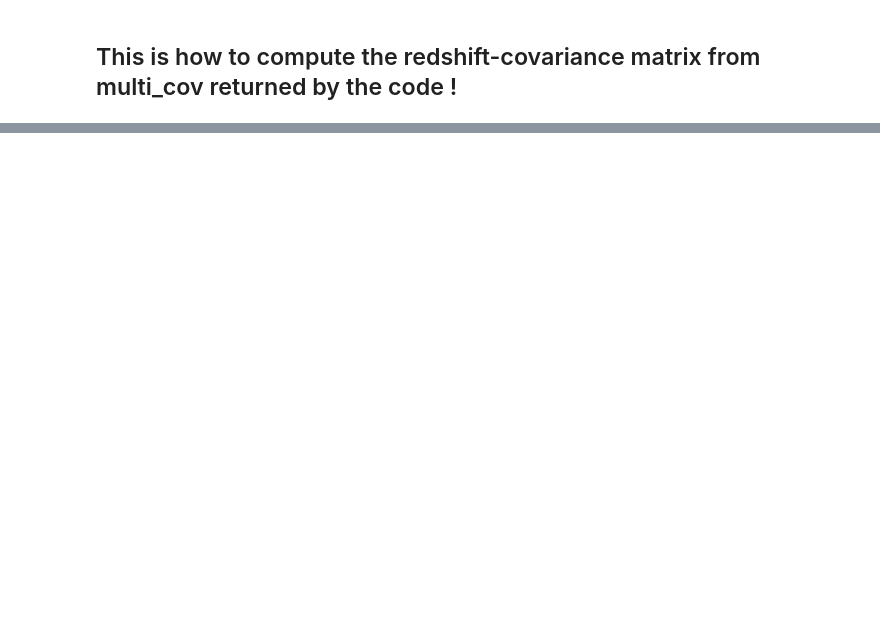
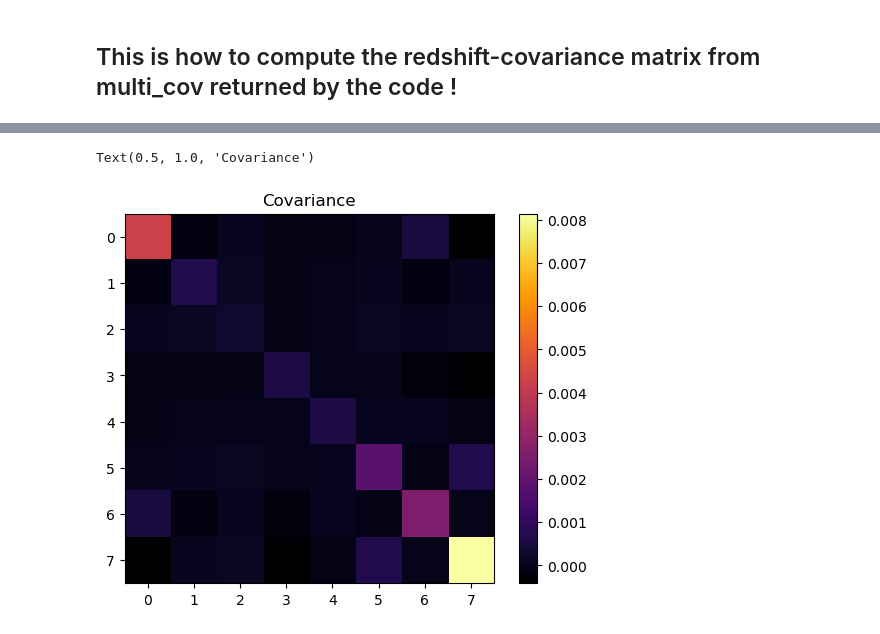
Before and after one commit to wdassignies/Clustering_z, a Jupyter notebook: Auto_corr_Cz.ipynb, the cells around one changed output, grey strips where cells are left out. Cells and saved outputs as stored; diff of their text form; code cells hidden in the pictures; blank space fills up the shorter version.

```diff
--- a/Auto_corr_Cz.ipynb
+++ b/Auto_corr_Cz.ipynb
@@ -352,0 +356,7 @@ Is the direct Treecorr estimate compatible with the one from the Multicov ?
+# %%
+plt.imshow(Cov_wz1[ialpha],cmap='inferno')
+plt.colorbar()
+plt.title('Covariance')
+# %% [output]
+Text(0.5, 1.0, 'Covariance')
+[figure, added]
```
Also changed, not shown: parts of 14 cells of this notebook.
